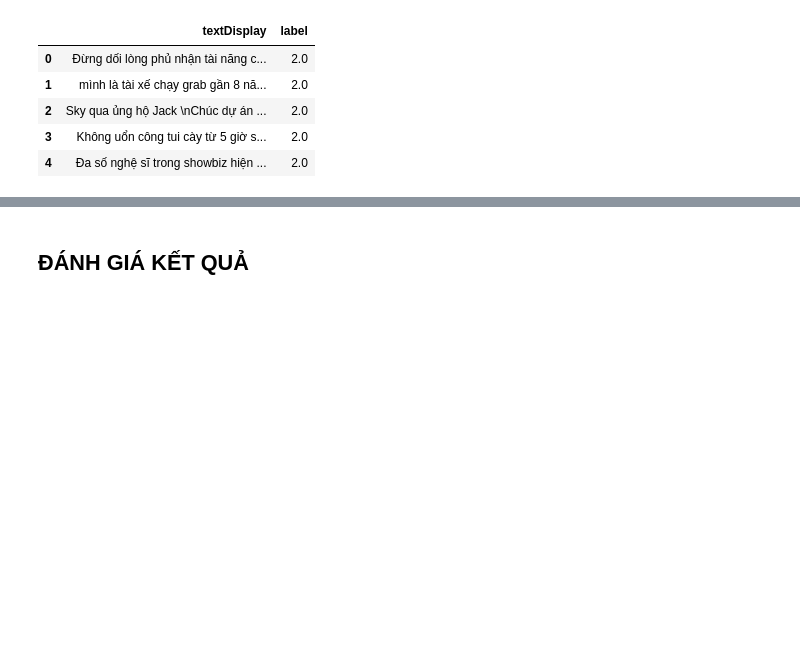
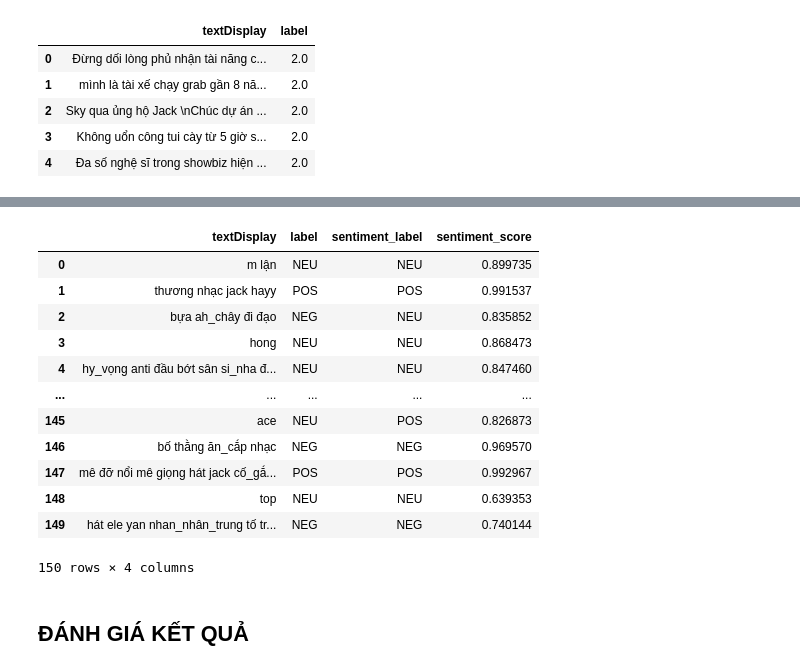
Before and after one commit to thethien8a/Sentiment-Analysis-Vietnamese, a Jupyter notebook: phoBert.ipynb, the cells around one changed output, grey strips where cells are left out. Saved outputs shown, nothing was run; the diff lists cells and outputs as text; code cells hidden in the pictures; blank space fills up the shorter version.

```diff
--- a/phoBert.ipynb
+++ b/phoBert.ipynb
@@ -92,3 +256,19 @@ df_comment.iloc[10:25, 2:]
+# %%
+df_cmt.iloc[:,:]
+# %% [output]
+|  | textDisplay | label | sentiment_label | sentiment_score |
+| 0 | m lận | NEU | NEU | 0.899735 |
+| 1 | thương nhạc jack hayy | POS | POS | 0.991537 |
+| 2 | bựa ah_chây đi đạo | NEG | NEU | 0.835852 |
+| 3 | hong | NEU | NEU | 0.868473 |
+| 4 | hy_vọng anti đầu bớt sân si_nha đ... | NEU | NEU | 0.847460 |
+| ... | ... | ... | ... | ... |
+| 145 | ace | NEU | POS | 0.826873 |
+| 146 | bố thằng ăn_cắp nhạc | NEG | NEG | 0.969570 |
+| 147 | mê đỡ nổi mê giọng hát jack cố_gắ... | POS | POS | 0.992967 |
+| 148 | top | NEU | NEU | 0.639353 |
+| 149 | hát ele yan nhan_nhân_trung tố tr... | NEG | NEG | 0.740144 |
+150 rows × 4 columns
 # %% [markdown]
 ## ĐÁNH GIÁ KẾT QUẢ
 # %%
```
Also changed, not shown: parts of 21 cells of this notebook.
